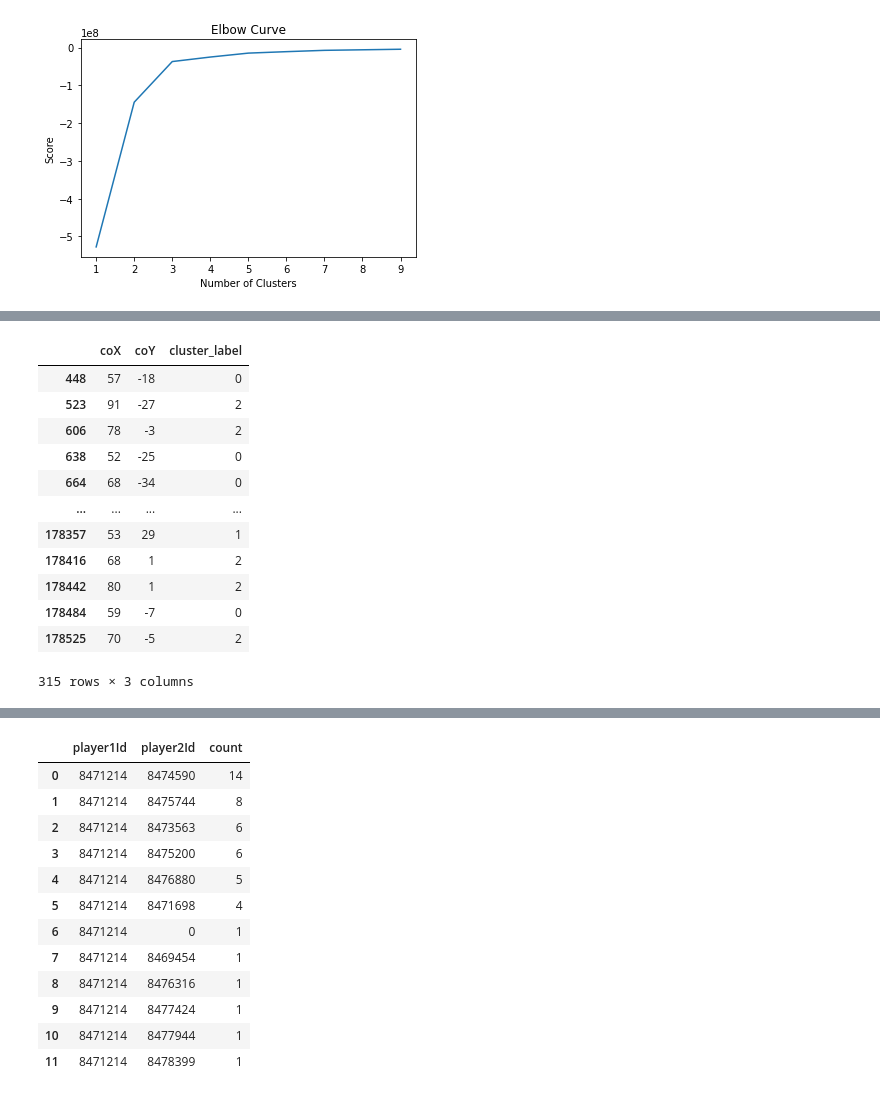
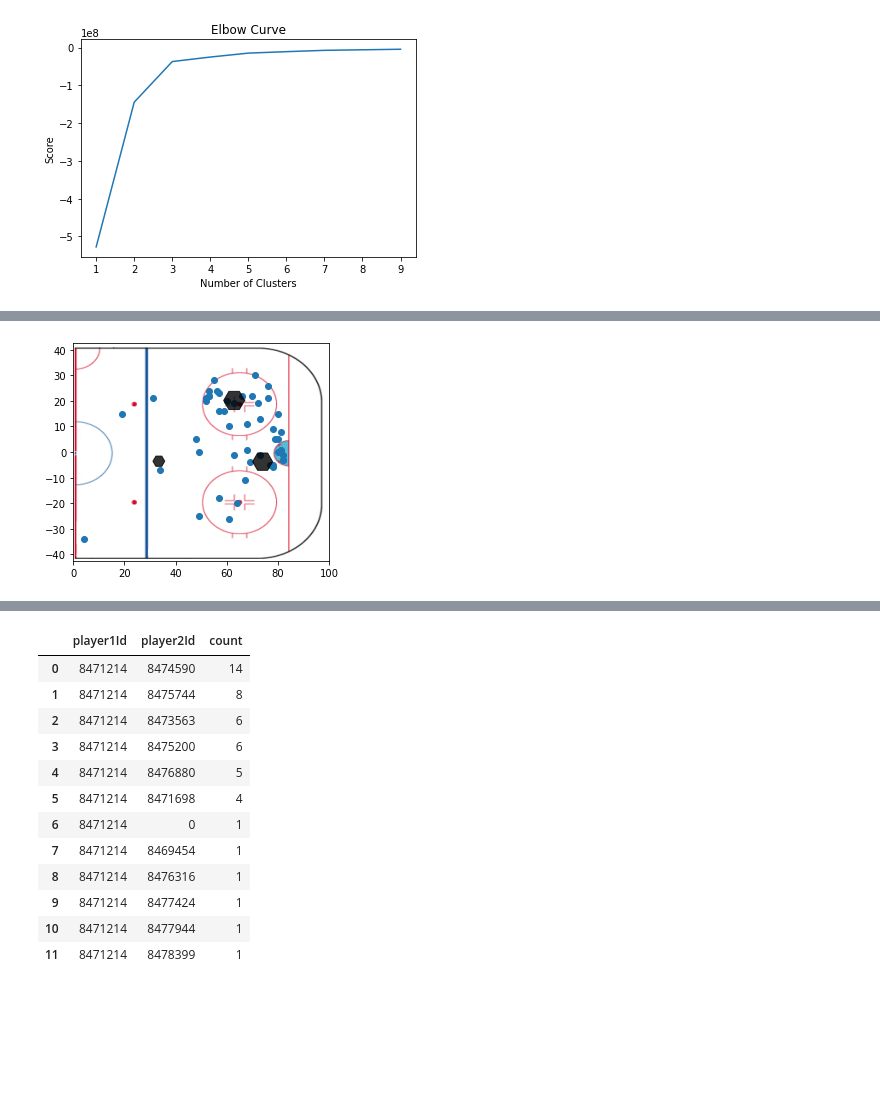
Before and after one commit to szonja126/NHL-Diplomamunka, a Jupyter notebook: readcsv.ipynb, the cells around one changed output, grey strips where cells are left out. Cells and saved outputs as stored; diff of their text form; code cells hidden in the pictures; blank space fills up the shorter version.

```diff
--- a/readcsv.ipynb
+++ b/readcsv.ipynb
@@ -238,22 +179,26 @@ X
 # %%
 #A meghatarozott klaszterszamot megadva klaszterekbe soroljuk a koordinatakat
 kmeans = KMeans(n_clusters = 3, init ='k-means++')
 kmeans.fit(X[X.columns[0:2]]) # Compute k-means clustering.
 X['cluster_label'] = kmeans.fit_predict(X[X.columns[0:2]])
 centers = kmeans.cluster_centers_ # Coordinates of cluster centers.
 labels = kmeans.predict(X[X.columns[0:2]]) # Labels of each point
-X
+#X
+
+#Kiszamoljuk a pottyok meretet, a klaszterek elemszamat vesszuk es megszorozzuk valamennyiel, hogy nagyobb legyen.
+size = X.groupby(['cluster_label']).count()
+size = size['coX']*20
+
+#Ket valtozot inicializalunk aminek megadjuk az X es Y oszlopunkat, hogy kesobb be tudjuk taplalni a plot-ba
+coX = X['coX']
+coY = X['coY']
+img = plt.imread("Half_ice_hockey_rink.png")
+fig, ax = plt.subplots()
+ax.imshow(img, extent=[0, 100, -42.5, 42.5])
+ax.scatter(coX, coY)
+plt.scatter(centers[:, 0], centers[:, 1], c='black', s=size, marker='H', alpha=0.8)
+plt.xlim(0,100)
+plt.ylim(-42.5,42.5)
+plt.show()
 # %% [output]
-|  | coX | coY | cluster_label |
-| 448 | 57 | -18 | 0 |
-| 523 | 91 | -27 | 2 |
-| 606 | 78 | -3 | 2 |
-| 638 | 52 | -25 | 0 |
-| 664 | 68 | -34 | 0 |
-| ... | ... | ... | ... |
-| 178357 | 53 | 29 | 1 |
-| 178416 | 68 | 1 | 2 |
-| 178442 | 80 | 1 | 2 |
-| 178484 | 59 | -7 | 0 |
-| 178525 | 70 | -5 | 2 |
-315 rows × 3 columns
+[figure, added]
```
Also changed, not shown: parts of 21 cells of this notebook.
